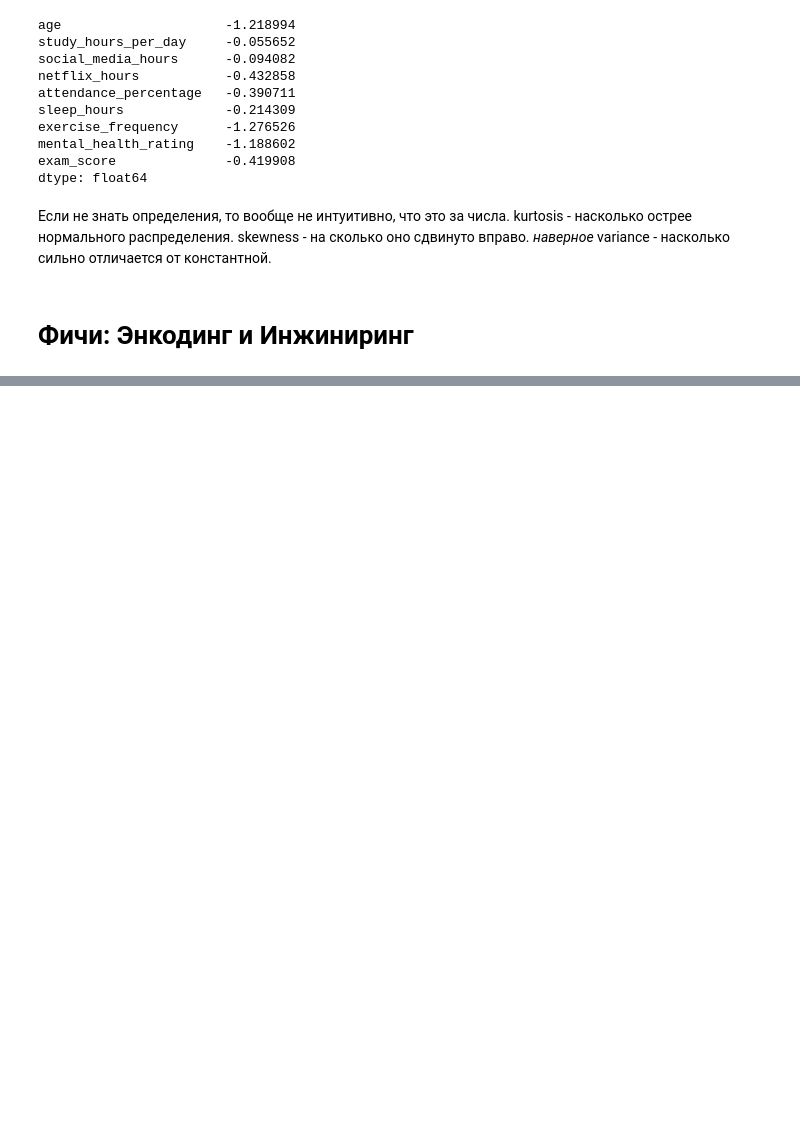
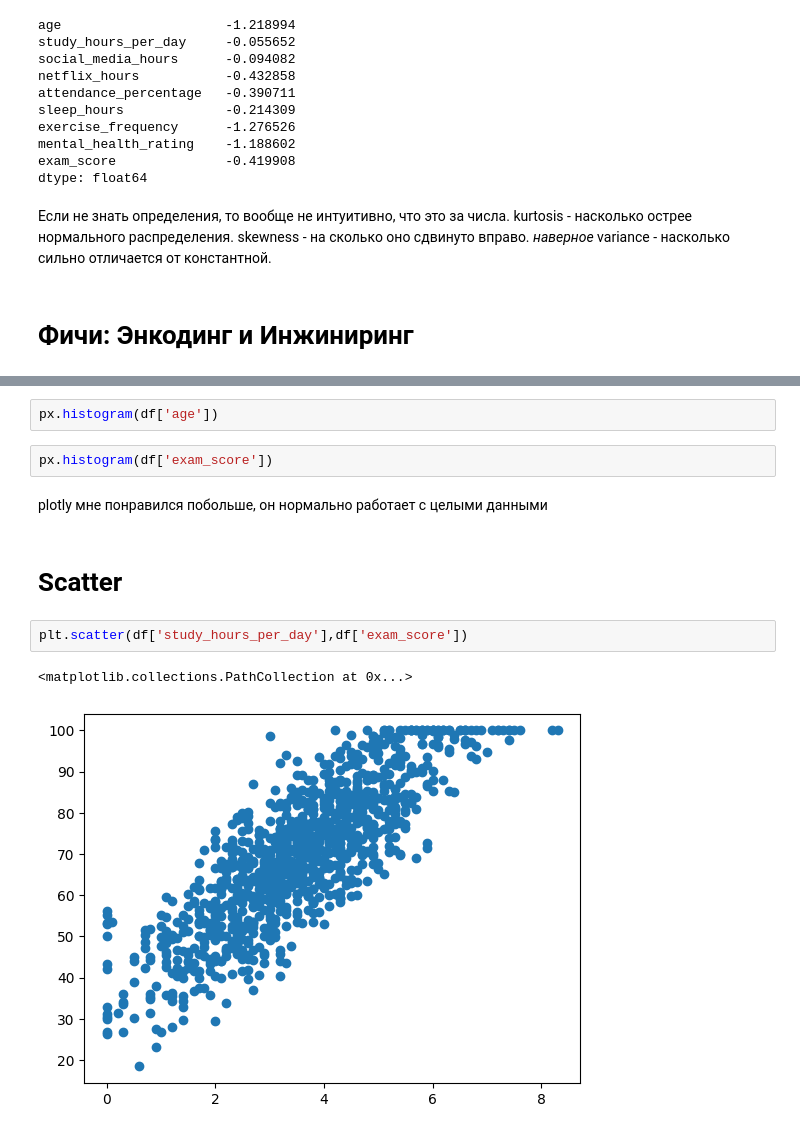
Before and after one commit to kirilyin/hwXX_, a Jupyter notebook: hw02_EDA/EDA.ipynb, the cells around one changed output, grey strips where cells are left out. Saved outputs shown, nothing was run; the diff lists cells and outputs as text; blank space fills up the shorter version.

```diff
--- a/hw02_EDA/EDA.ipynb
+++ b/hw02_EDA/EDA.ipynb
@@ -307,0 +349,13 @@ pandas.get_dummies(df,columns=["parental_education_level"])
+# %%
+px.histogram(df['age'])
+# %%
+px.histogram(df['exam_score'])
+# %% [markdown]
+plotly мне понравился побольше, он нормально работает с целыми данными
+# %% [markdown]
+# Scatter
+# %%
+plt.scatter(df['study_hours_per_day'],df['exam_score'])
+# %% [output]
+<matplotlib.collections.PathCollection at 0x...>
+[figure, added]
```
Also changed, not shown: parts of 22 cells of this notebook, 3 other files.
